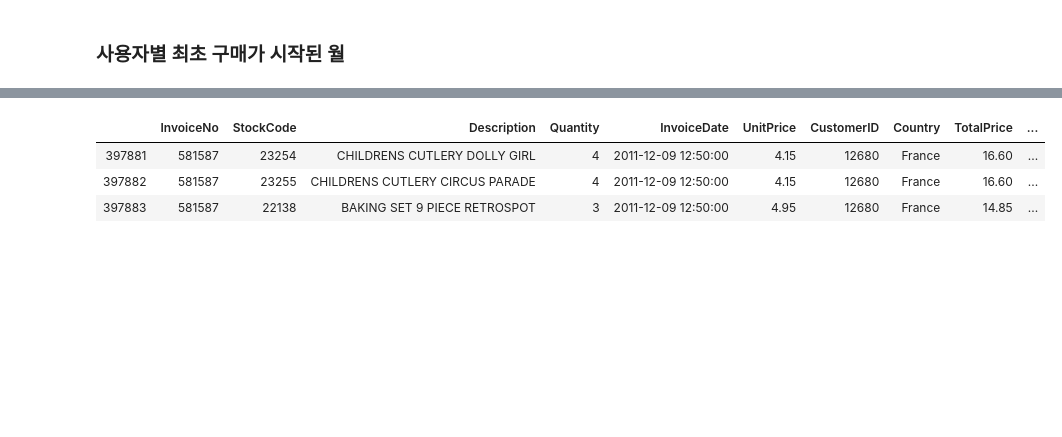
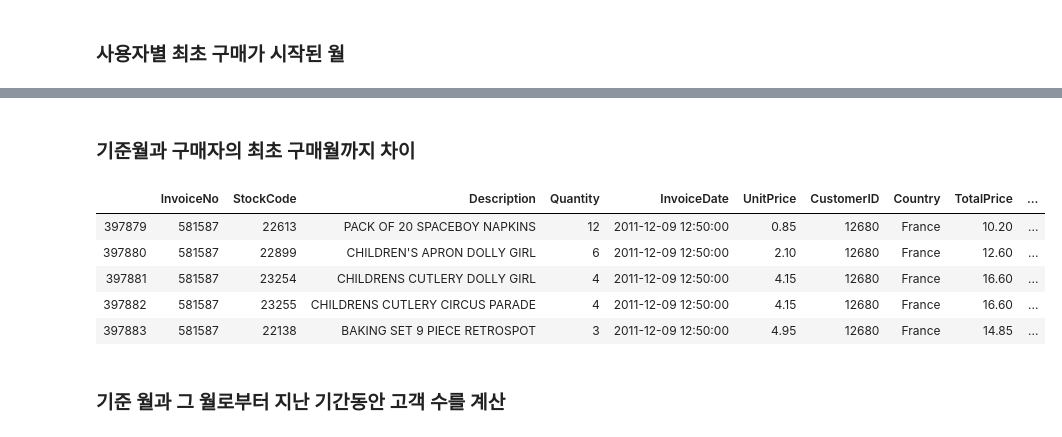
Before and after one commit to jeonprize/shoppingmall_order, a Jupyter notebook: 우수고객 선별, 고객 코호트 분석.ipynb, the cells around one changed output, grey strips where cells are left out. Drawn from its saved outputs; the diff is of its cells as text; code cells hidden in the pictures; blank space fills up the shorter version.

```diff
--- a/우수고객 선별, 고객 코호트 분석.ipynb
+++ b/우수고객 선별, 고객 코호트 분석.ipynb
@@ -78,10 +79,18 @@ retail.head(3)
 | 0 | 536365 | 85123A | WHITE HANGING HEART T-LIGHT HOLDER | 6 | 2010-12-01 08:26:00 | 2.55 | 17850 | United Kingdom | 15.30 | ... |
 | 1 | 536365 | 71053 | WHITE METAL LANTERN | 6 | 2010-12-01 08:26:00 | 3.39 | 17850 | United Kingdom | 20.34 | ... |
 | 2 | 536365 | 84406B | CREAM CUPID HEARTS COAT HANGER | 8 | 2010-12-01 08:26:00 | 2.75 | 17850 | United Kingdom | 22.00 | ... |
+# %% [markdown]
+### 기준월과 구매자의 최초 구매월까지 차이
+# %%
+retail['MonthPassed'] = (retail['Month'].dt.year - retail['MonthStarted'].dt.year) * 12 + (retail['Month'].dt.month - retail['MonthStarted'].dt.month)
 # %%
-retail.tail(3)
+retail.tail()
 # %% [output]
 |  | InvoiceNo | StockCode | Description | Quantity | InvoiceDate | UnitPrice | CustomerID | Country | TotalPrice | ... |
+| 397879 | 581587 | 22613 | PACK OF 20 SPACEBOY NAPKINS | 12 | 2011-12-09 12:50:00 | 0.85 | 12680 | France | 10.20 | ... |
+| 397880 | 581587 | 22899 | CHILDREN'S APRON DOLLY GIRL | 6 | 2011-12-09 12:50:00 | 2.10 | 12680 | France | 12.60 | ... |
 | 397881 | 581587 | 23254 | CHILDRENS CUTLERY DOLLY GIRL | 4 | 2011-12-09 12:50:00 | 4.15 | 12680 | France | 16.60 | ... |
 | 397882 | 581587 | 23255 | CHILDRENS CUTLERY CIRCUS PARADE | 4 | 2011-12-09 12:50:00 | 4.15 | 12680 | France | 16.60 | ... |
 | 397883 | 581587 | 22138 | BAKING SET 9 PIECE RETROSPOT | 3 | 2011-12-09 12:50:00 | 4.95 | 12680 | France | 14.85 | ... |
+# %% [markdown]
+### 기준 월과 그 월로부터 지난 기간동안 고객 수를 계산
```
Also changed, not shown: parts of 9 cells of this notebook.
